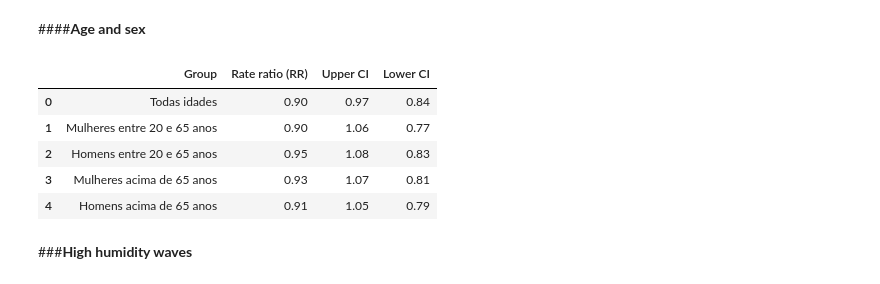
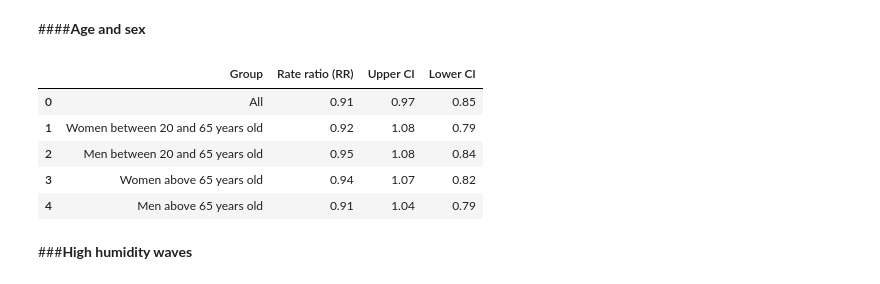
Before and after one commit to climate-and-health-datasci-Unicamp/project-climatic-variations-cardiovascular-diseases, a Jupyter notebook: notebooks/TR_2021_04_Rate_ratio_for_cardiovascular_hospitalizations_and_extreme_events.ipynb, the cells around one changed output. Saved outputs shown, nothing was run; the diff lists cells and outputs as text; code cells hidden in the pictures.

```diff
--- a/notebooks/TR_2021_04_Rate_ratio_for_cardiovascular_hospitalizations_and_extreme_events.ipynb
+++ b/notebooks/TR_2021_04_Rate_ratio_for_cardiovascular_hospitalizations_and_extreme_events.ipynb
@@ -71,7 +71,7 @@ Mounted at /content/drive
 #                      cardiovascular hospitalizations                 #
 #-------------------------------------------------------------------#
 
-df_hosp = pd.read_csv('hospitalizações_circulatório.csv')
+df_hosp = pd.read_csv('hospitalizações_circulatório.csv')
 df_hosp = df_hosp.drop(columns = {'Unnamed: 0','Hora','Número Paciente','Descrição CID'}) #drop unneeded columns
 df_hosp = df_hosp.rename(columns = {'Data':'DATE','Idade': 'IDADE','Sexo': 'SEXO'}) #rename Data to DATE to merge dataframes
 df_hosp = df_hosp[(df_hosp.DATE !='2012-02-29')&(df_hosp.DATE !='2016-02-29')] #remove leap year dates (02-29)
@@ -108,13 +79,15 @@ df_pressure = df_pressure[df_pressure['DATE']>'2014-01-01']
+# %%
+#-------------------------------------------------------------------#
+#                  Extreme climatic variations                      #
+#-------------------------------------------------------------------#
+df_vir =  pd.read_csv('EV_VCP.csv')
+df_vir = df_vir.drop(columns = {'Unnamed: 0'})
+df_vir = df_vir[df_vir['DATE']>='2014-01-01']
 # %%
 #-------------------------------------------------------------------#
 #              Merge health and climate dataframes                  #
 #-------------------------------------------------------------------#
-
-df_temp = pd.merge(df_temp,df_hosp, on='DATE', how='outer')
-
-df_humidity = pd.merge(df_humidity,df_hosp, on='DATE', how='outer')
-
-df_pressure = pd.merge(df_pressure,df_hosp, on='DATE', how='outer')
+df = pd.merge(df_vir,df_hosp, on='DATE', how='outer')
 # %% [markdown]
 ## **Functions**
 
@@ -405,14 +378,14 @@ rate_ratio(df_humidity, 'age','LHW')
 # %% [markdown]
 ####**Age and sex**
 # %%
-rate_ratio(df_humidity, 'age and sex','LHW')
+rate_ratio(df, 'age and sex','LHW')
 # %% [output]
 |  | Group | Rate ratio (RR) | Upper CI | Lower CI |
-| 0 | Todas idades | 0.90 | 0.97 | 0.84 |
-| 1 | Mulheres entre 20 e 65 anos | 0.90 | 1.06 | 0.77 |
-| 2 | Homens entre 20 e 65 anos | 0.95 | 1.08 | 0.83 |
-| 3 | Mulheres acima de 65 anos | 0.93 | 1.07 | 0.81 |
-| 4 | Homens acima de 65 anos | 0.91 | 1.05 | 0.79 |
+| 0 | All | 0.91 | 0.97 | 0.85 |
+| 1 | Women between 20 and 65 years old | 0.92 | 1.08 | 0.79 |
+| 2 | Men between 20 and 65 years old | 0.95 | 1.08 | 0.84 |
+| 3 | Women above 65 years old | 0.94 | 1.07 | 0.82 |
+| 4 | Men above 65 years old | 0.91 | 1.04 | 0.79 |
 # %% [markdown]
 ###**High humidity waves**
 # %% [markdown]
```
Also changed, not shown: parts of 30 cells of this notebook.
